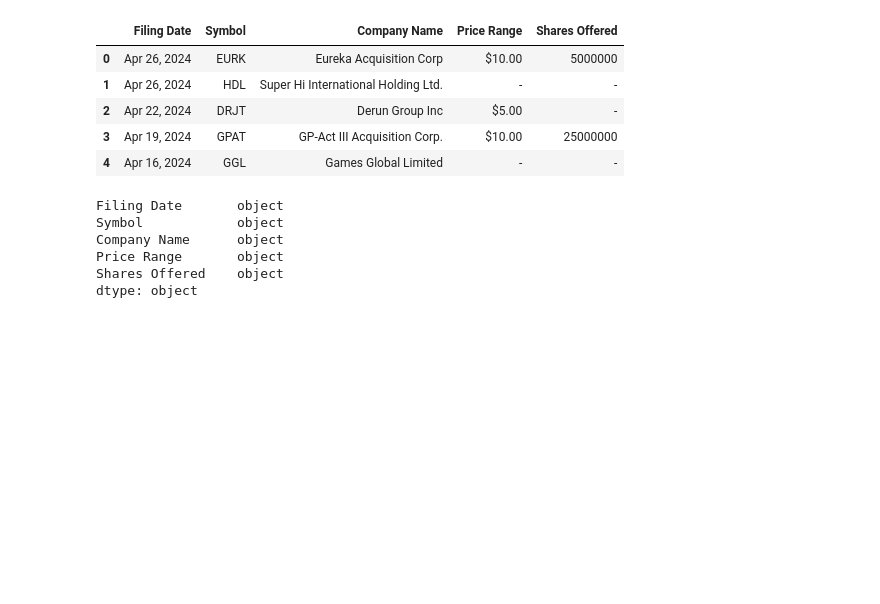
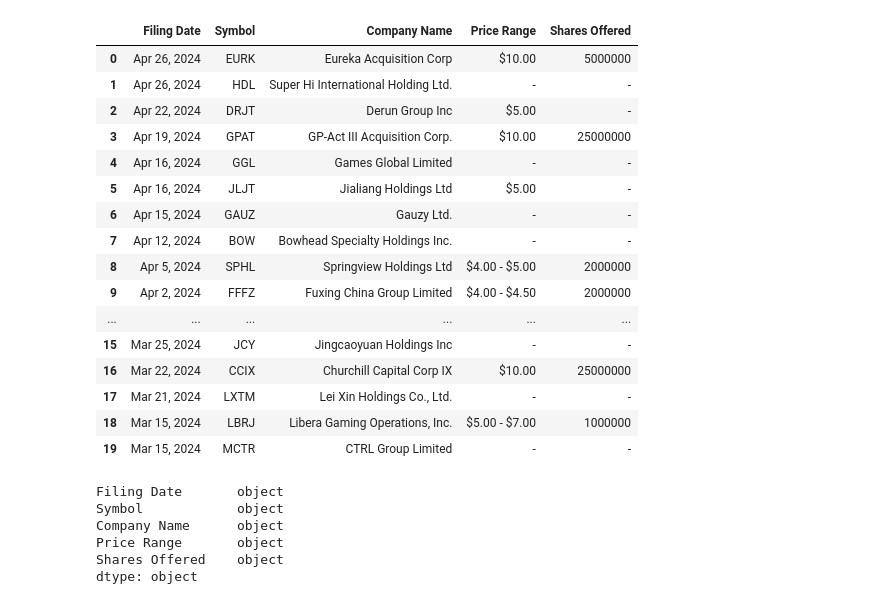
Before and after one commit to chiseanchang0727/Analytics-in-Stock-Markets, a Jupyter notebook: hw2_v2.ipynb, the cells around one changed output. Drawn from its saved outputs; the diff is of its cells as text; code cells hidden in the pictures; blank space fills up the shorter version.

```diff
--- a/hw2_v2.ipynb
+++ b/hw2_v2.ipynb
@@ -13,17 +13,6 @@ import plotly.express as px
 
 import time
 from datetime import date
-# %%
-headers = {
-    'User-Agent': 'Mozilla/5.0 (Windows NT 10.0; Win64; x64) AppleWebKit/537.36 (KHTML, like Gecko) Chrome/58.0.3029.110 Safari/537.3',
-}
-
-url = "https://stockanalysis.com/ipos/filings/"
-
-# header is not necessary here
-response = requests.get(url, headers=headers)
-
-ipo_raw = pd.read_html(response.text)
 # %%
 def get_ipo_data(target):
     headers = {
@@ -39,15 +28,26 @@ def get_ipo_data(target):
 
     return ipo_raw[0]
 # %%
-df_ipo_filings = get_ipo_data('filings/')
-df_ipo_filings.head()
+df_ipo_filings = get_ipo_data('filings')
+df_ipo_filings.head(20)
 # %% [output]
 |  | Filing Date | Symbol | Company Name | Price Range | Shares Offered |
 | 0 | Apr 26, 2024 | EURK | Eureka Acquisition Corp | $10.00 | 5000000 |
 | 1 | Apr 26, 2024 | HDL | Super Hi International Holding Ltd. | - | - |
 | 2 | Apr 22, 2024 | DRJT | Derun Group Inc | $5.00 | - |
 | 3 | Apr 19, 2024 | GPAT | GP-Act III Acquisition Corp. | $10.00 | 25000000 |
 | 4 | Apr 16, 2024 | GGL | Games Global Limited | - | - |
+| 5 | Apr 16, 2024 | JLJT | Jialiang Holdings Ltd | $5.00 | - |
+| 6 | Apr 15, 2024 | GAUZ | Gauzy Ltd. | - | - |
+| 7 | Apr 12, 2024 | BOW | Bowhead Specialty Holdings Inc. | - | - |
+| 8 | Apr 5, 2024 | SPHL | Springview Holdings Ltd | $4.00 - $5.00 | 2000000 |
+| 9 | Apr 2, 2024 | FFFZ | Fuxing China Group Limited | $4.00 - $4.50 | 2000000 |
+| ... | ... | ... | ... | ... | ... |
+| 15 | Mar 25, 2024 | JCY | Jingcaoyuan Holdings Inc | - | - |
+| 16 | Mar 22, 2024 | CCIX | Churchill Capital Corp IX | $10.00 | 25000000 |
+| 17 | Mar 21, 2024 | LXTM | Lei Xin Holdings Co., Ltd. | - | - |
+| 18 | Mar 15, 2024 | LBRJ | Libera Gaming Operations, Inc. | $5.00 - $7.00 | 1000000 |
+| 19 | Mar 15, 2024 | MCTR | CTRL Group Limited | - | - |
 # %%
 df_ipo_filings.dtypes
 # %% [output]
```
Also changed, not shown: parts of 15 cells of this notebook, 2 other files.
